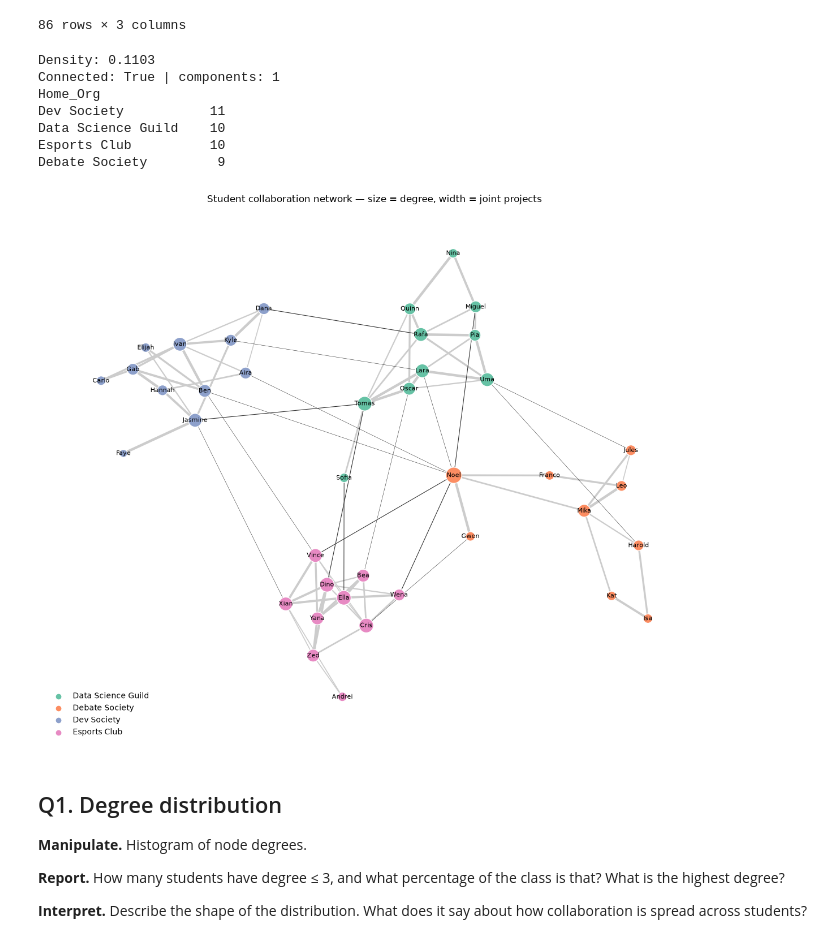
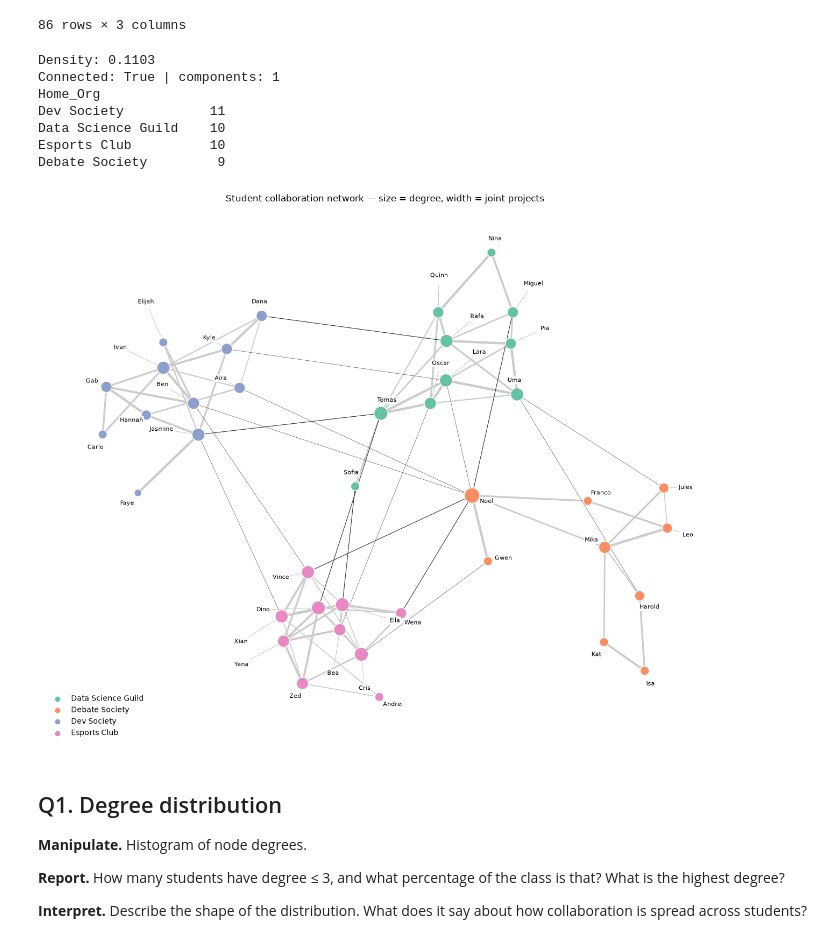
Before and after one commit to AasenAbelardo/Student-collaboration-network, a Jupyter notebook: part_c_student_collaboration_network.ipynb, the cells around one changed output. Drawn from its saved outputs; the diff is of its cells as text; code cells hidden in the pictures.

Commit message:
Move network labels off the nodes so every name stays readable.

```diff
--- a/part_c_student_collaboration_network.ipynb
+++ b/part_c_student_collaboration_network.ipynb
@@ -77,41 +78,88 @@ org_names = sorted(set(nx.get_node_attributes(G, "org").values()))
 palette = plt.cm.Set2.colors
 org_color = {name: palette[i] for i, name in enumerate(org_names)}
 
-pos = nx.spring_layout(G, seed=1, k=1.15, weight="Joint_Projects", iterations=100)
+pos = nx.spring_layout(G, seed=1, k=2.0, weight="Joint_Projects", iterations=150)
+
+def label_pos(graph, pos, steps=180):
+    """Put each name just outside its node, further out when the neighborhood is crowded."""
+    pts = {n: np.asarray(pos[n], float) for n in graph}
+    names = list(pts)
+    lab = {}
+    for n, p in pts.items():
+        others = [pts[m] for m in names if m != n]
+        nbrs = [pts[m] for m in graph.neighbors(n) if m in pts]
+        nearest = min(np.linalg.norm(p - q) for q in others) if others else 1
+        away = p - (np.mean(nbrs, axis=0) if len(nbrs) else np.mean(others, axis=0))
+        if np.linalg.norm(away) < 1e-6:
+            away = np.array([0.0, 1.0])
+        away = away / np.linalg.norm(away)
+        shift = 0.055 if nearest > 0.16 else 0.07 + (0.16 - nearest) * 1.6
+        lab[n] = p + away * float(np.clip(shift, 0.055, 0.22))
+    xs = np.array([p[0] for p in pts.values()])
+    ys = np.array([p[1] for p in pts.values()])
+    char_w = 0.0115 * (xs.max() - xs.min()) / 1.96
+    text_h = 0.034 * (ys.max() - ys.min()) / 1.72
+    for _ in range(steps):
+        for i, a in enumerate(names):
+            aw, ah = len(a) * char_w / 2 + 0.006, text_h / 2 + 0.004
+            for b in names[i + 1:]:
+                bw, bh = len(b) * char_w / 2 + 0.006, text_h / 2 + 0.004
+                dx, dy = lab[a][0] - lab[b][0], lab[a][1] - lab[b][1]
+                ox, oy = aw + bw - abs(dx), ah + bh - abs(dy)
+                if ox > 0 and oy > 0:
+                    if ox < oy:
+                        s = 0.55 * ox * (1 if dx >= 0 else -1)
+                        lab[a][0] += s
+                        lab[b][0] -= s
+                    else:
+                        s = 0.55 * oy * (1 if dy >= 0 else -1)
+                        lab[a][1] += s
+                        lab[b][1] -= s
+    return {n: (float(lab[n][0]), float(lab[n][1])) for n in names}
 
 def draw_net(graph, pos, title):
-    fig, ax = plt.subplots(figsize=(12, 10))
+    fig, ax = plt.subplots(figsize=(13, 10.5))
     within = [(u, v) for u, v in graph.edges if graph.nodes[u]["org"] == graph.nodes[v]["org"]]
     cross = [(u, v) for u, v in graph.edges if graph.nodes[u]["org"] != graph.nodes[v]["org"]]
     if within:
         nx.draw_networkx_edges(graph, pos, edgelist=within, ax=ax, edge_color="#ccc",
                                width=[graph[u][v]["Joint_Projects"] * 0.4 for u, v in within])
     if cross:
         nx.draw_networkx_edges(graph, pos, edgelist=cross, ax=ax, edge_color="#333",
                                width=[graph[u][v]["Joint_Projects"] * 0.4 for u, v in cross])
     nx.draw_networkx_nodes(graph, pos, ax=ax,
                            node_size=[60 + 40 * graph.degree(n) for n in graph],
                            node_color=[org_color[graph.nodes[n]["org"]] for n in graph],
                            edgecolors="white")
-    nx.draw_networkx_labels(graph, pos, font_size=8, ax=ax)
+    labs = label_pos(graph, pos)
+    for n, (x, y) in labs.items():
+        px, py = pos[n]
+        if (x - px) ** 2 + (y - py) ** 2 > 0.003:
+            ax.annotate("", xy=(px, py), xytext=(x, y),
+                        arrowprops=dict(arrowstyle="-", color="#b0b0b0", lw=0.5,
+                                        shrinkA=12, shrinkB=8), zorder=0)
+    nx.draw_networkx_labels(
+        graph, labs, font_size=8, ax=ax,
+        bbox=dict(boxstyle="round,pad=0.14", fc="white", ec="none", alpha=0.95),
+    )
     for name, color in org_color.items():
         ax.scatter([], [], color=color, label=name)
     ax.legend(loc="lower left", frameon=False)
     ax.set_title(title)
     ax.axis("off")
     plt.tight_layout()
     plt.show()
 
 draw_net(G, pos, "Student collaboration network — size = degree, width = joint projects")
 # %% [output]
 Density: 0.1103
 Connected: True | components: 1
 Home_Org
 Dev Society           11
 Data Science Guild    10
 Esports Club          10
 Debate Society         9
-[figure, old version]
+[figure, new version]
 # %% [markdown]
 ## Q1. Degree distribution
 
```
Also changed, not shown: parts of 2 cells of this notebook.
